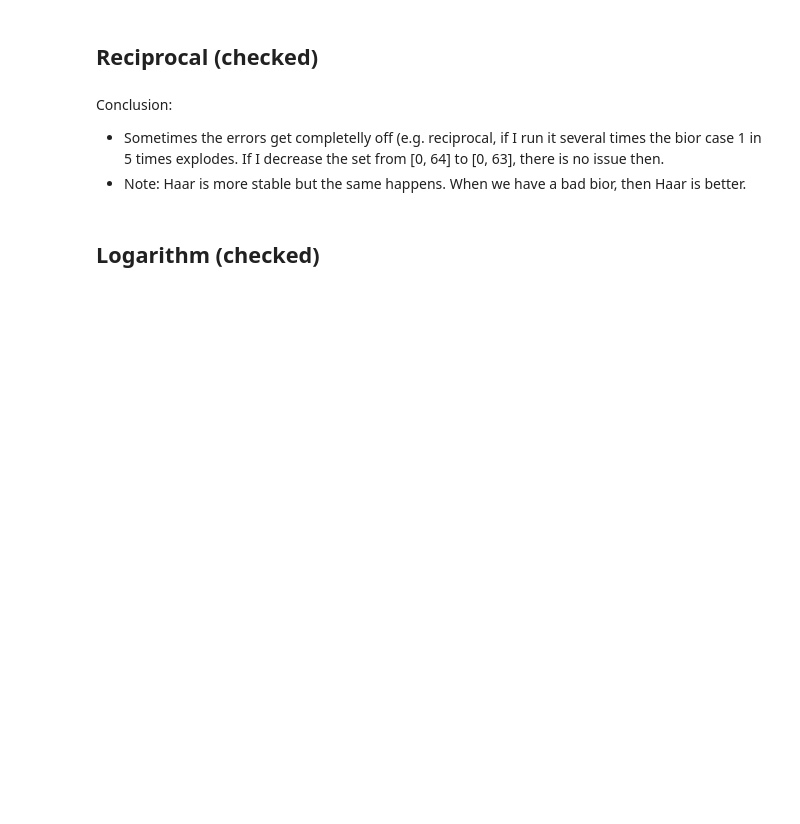
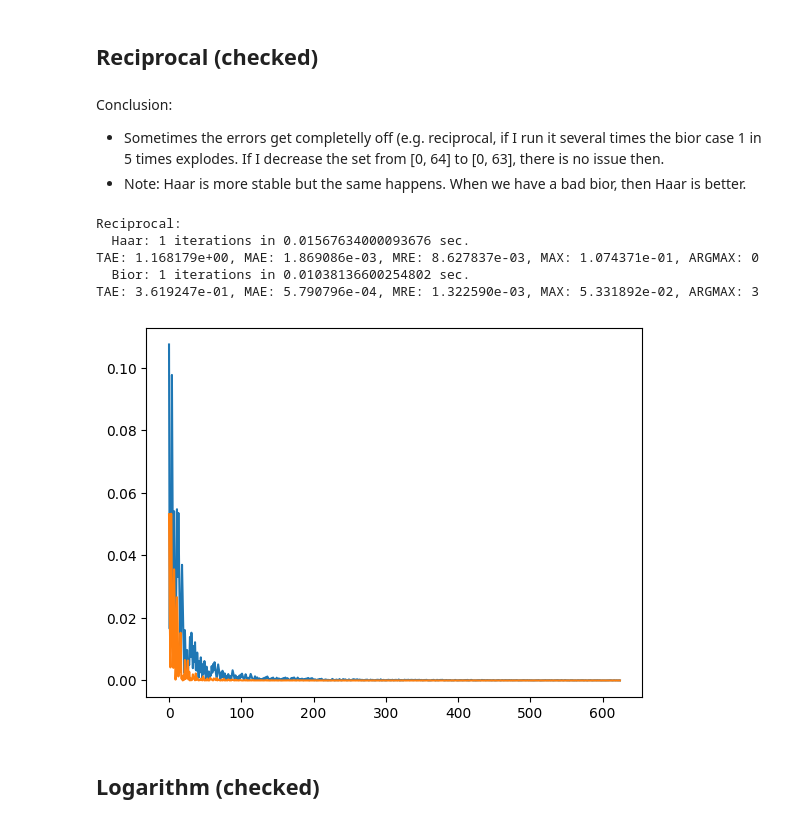
Before and after one commit to jimouris/curl, a Jupyter notebook: tutorials/Tutorial_0_Function_Approximations.ipynb, the cells around one changed output. Drawn from its saved outputs; the diff is of its cells as text; code cells hidden in the pictures; blank space fills up the shorter version.

```diff
--- a/tutorials/Tutorial_0_Function_Approximations.ipynb
+++ b/tutorials/Tutorial_0_Function_Approximations.ipynb
@@ -297,48 +324,48 @@ Conclusion:
 - Note: Haar is more stable but the same happens. When we have a bad bior, then Haar is better.
 # %%
 # x = torch.tensor([0.00005, 0.0001, 0.005, 0.01, 0.05, 0.1, 0.5, 1]) # , 5, 10, 50, 100 , 500, 1000, 5000, 10000, 50000])
-x = torch.arange(start=1.1, end=64, step=0.1)
+x = torch.arange(start=1, end=63.5, step=0.1)
 # x = torch.arange(start=1.01, end=10, step=0.01)
 # x = x.reshape((63, 100))
 x_enc = crypten.cryptensor(x)
 
 print("\nReciprocal:")
 # print("  Exact :", x.reciprocal()[:print_terms])
 # with cfg.temp_override({"functions.reciprocal_method": 'NR', "functions.exp_method": 'limit'}):
 #     start1 = timeit.default_timer()
 #     for _ in range(num_iters):
 #         z_enc = x_enc.reciprocal()  # Private
 #     # print("  Approx:", num_iters, "iterations in",  timeit.default_timer() - start1, "sec.:", z_enc.get_plain_text()[:print_terms])
 #     print_app("Approx", timeit.default_timer(), start1)
 #     print_diff(x.reciprocal(), z_enc)
 # with cfg.temp_override({"functions.reciprocal_method": 'log', "functions.log_method": 'iter'}):
 #     start1 = timeit.default_timer()
 #     for _ in range(num_iters):
 #         z_enc = x_enc.reciprocal()  # Private
 #     # print("  Approx:", num_iters, "iterations in",  timeit.default_timer() - start1, "sec.:", z_enc.get_plain_text()[:print_terms])
 #     print_app("Log", timeit.default_timer(), start1)
 #     print_diff(x.reciprocal(), z_enc)
 with cfg.temp_override({"functions.reciprocal_method": 'haar'}):
     start1 = timeit.default_timer()
     for _ in range(num_iters):
         z_enc = x_enc.reciprocal()  # Private
     # print("  Haar  :", num_iters, "iterations in",  timeit.default_timer() - start1, "sec.:", z_enc.get_plain_text()[:print_terms])
     print_app("Haar", timeit.default_timer(), start1)
     print_diff(x.reciprocal(), z_enc)
-# with cfg.temp_override({"functions.reciprocal_method": 'bior'}):
-#     start1 = timeit.default_timer()
-#     for _ in range(num_iters):
-#         z_enc = x_enc.reciprocal()  # Private
-#     # print("  Bior  :", num_iters, "iterations in",  timeit.default_timer() - start1, "sec.:", z_enc.get_plain_text()[:print_terms])
-#     print_app("Bior", timeit.default_timer(), start1)
-#     print_diff(x.reciprocal(), z_enc)
-with cfg.temp_override({"functions.reciprocal_method": 'bior1'}):
+with cfg.temp_override({"functions.reciprocal_method": 'bior'}):
     start1 = timeit.default_timer()
     for _ in range(num_iters):
         z_enc = x_enc.reciprocal()  # Private
     # print("  Bior  :", num_iters, "iterations in",  timeit.default_timer() - start1, "sec.:", z_enc.get_plain_text()[:print_terms])
-    print_app("Bior 1", timeit.default_timer(), start1)
+    print_app("Bior", timeit.default_timer(), start1)
     print_diff(x.reciprocal(), z_enc)
+# %% [output]
+Reciprocal:
+  Haar: 1 iterations in 0.01567634000093676 sec.
+TAE: 1.168179e+00, MAE: 1.869086e-03, MRE: 8.627837e-03, MAX: 1.074371e-01, ARGMAX: 0
+  Bior: 1 iterations in 0.01038136600254802 sec.
+TAE: 3.619247e-01, MAE: 5.790796e-04, MRE: 1.322590e-03, MAX: 5.331892e-02, ARGMAX: 3
+[figure, added]
 # %%
 import crypten.mpc as mpc
 
```
Also changed, not shown: parts of 8 cells of this notebook, 3 other files.
